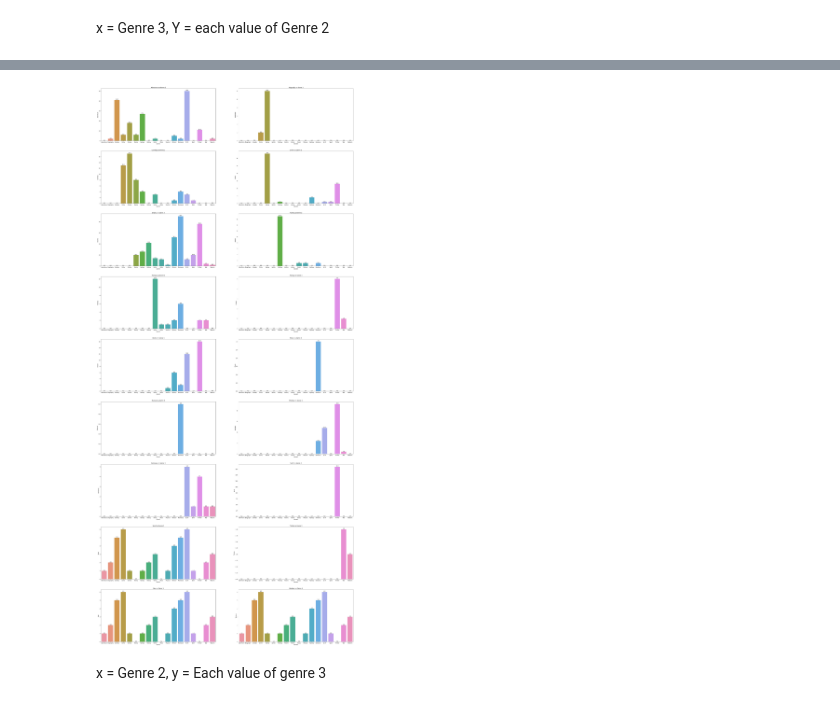
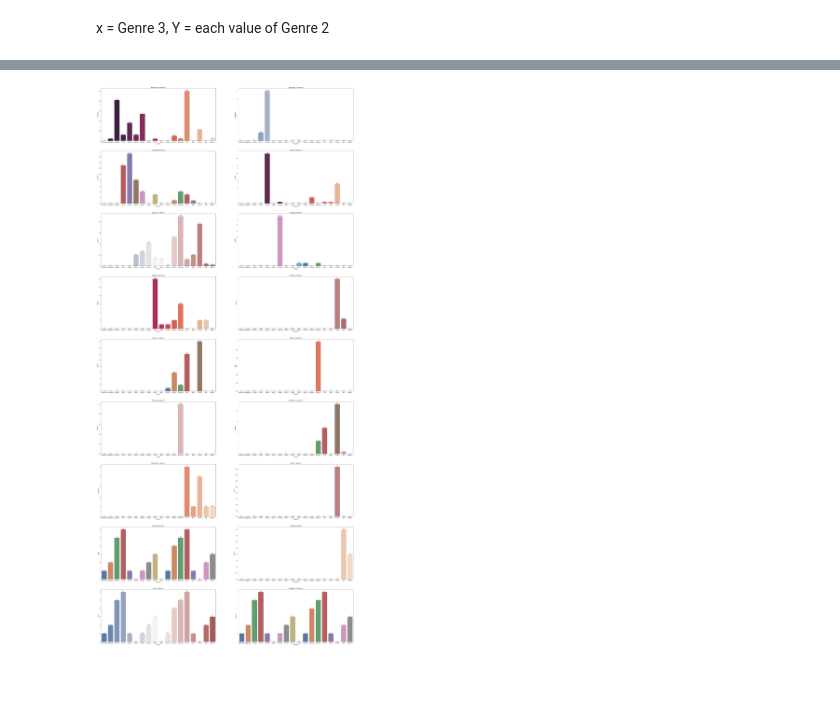
Before and after one commit to sathyapramodks/IMDB_DA, a Jupyter notebook: IMDBSubplots.ipynb, the cells around one changed output, grey strips where cells are left out. Cells and saved outputs as stored; diff of their text form; code cells hidden in the pictures; blank space fills up the shorter version.

```diff
--- a/IMDBSubplots.ipynb
+++ b/IMDBSubplots.ipynb
@@ -119,7 +138,7 @@ Index(['Adventure', 'Biography', 'Comedy', 'Crime', 'Drama', 'Family',
        'Romance', 'Sci-Fi', 'Thriller'],
       dtype='object', name='Genre2') 15
 # %%
-Covariance_mat_2[['Sports', 'War', 'Western']] = [[1,2,5,6,1,0,1,2,3,0,1,4,5,6,1,0,2,3],[1,2,5,6,1,0,1,2,3,0,1,4,5,6,1,0,2,3],[1,2,5,6,1,0,1,2,3,0,1,4,5,6,1,0,2,3]]
+#Covariance_mat_2[['Sports', 'War', 'Western']] = [[1,2,5,6,1,0,1,2,3,0,1,4,5,6,1,0,2,3],[1,2,5,6,1,0,1,2,3,0,1,4,5,6,1,0,2,3],[1,2,5,6,1,0,1,2,3,0,1,4,5,6,1,0,2,3]]
 # %%
 Covariance_mat_2['Sport'] = [1,2,5,6,1,0,1,2,3,0,1,4,5,6,1,0,2,3]
 Covariance_mat_2['War'] = [1,2,5,6,1,0,1,2,3,0,1,4,5,6,1,0,2,3]
@@ -185,10 +204,3 @@ newdf
 # %%
 import matplotlib.pyplot as plt
 import seaborn as sns
-# %%
-plt.figure(figsize=(40,90))
-j = 1
-for i in newdf.columns:
-  plt.subplot(9,2,j)
-  sns.barplot(x = newdf.index, y = newdf[i]).set(title = i + ' Vs Genre 3')
-  j = j+1
@@ -228,13 +241,12 @@ x = Genre 3, Y = each value of Genre 2
 # %%
 plt.figure(figsize=(40,90))
 j = 1
-for i in newdf.columns:
+colors = ['rocket', 'vlag', 'deep','rocket', 'vlag', 'deep','rocket', 'vlag', 'deep','rocket', 'vlag', 'deep','rocket', 'vlag', 'deep','rocket', 'vlag', 'deep']
+for (i,k) in zip(newdf.columns,colors):
   plt.subplot(9,2,j)
-  a = sns.barplot(x = newdf.index, y = newdf[i])
+  a = sns.barplot(x = newdf.index, y = newdf[i], palette=k)
   a.set(title = i + ' vs Genre 3')
   show_values(a)
   j = j+1
 # %% [output]
-[figure, old version]
+[figure, new version]
-# %% [markdown]
-x = Genre 2, y = Each value of genre 3
```
Also changed, not shown: parts of 21 cells of this notebook.
